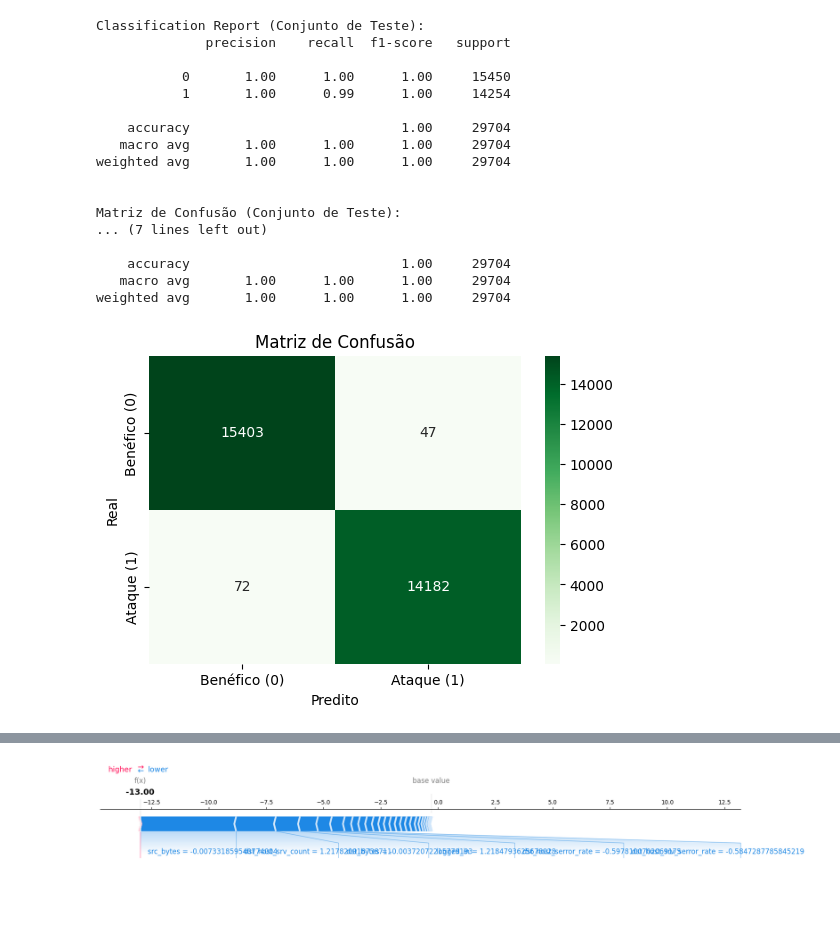
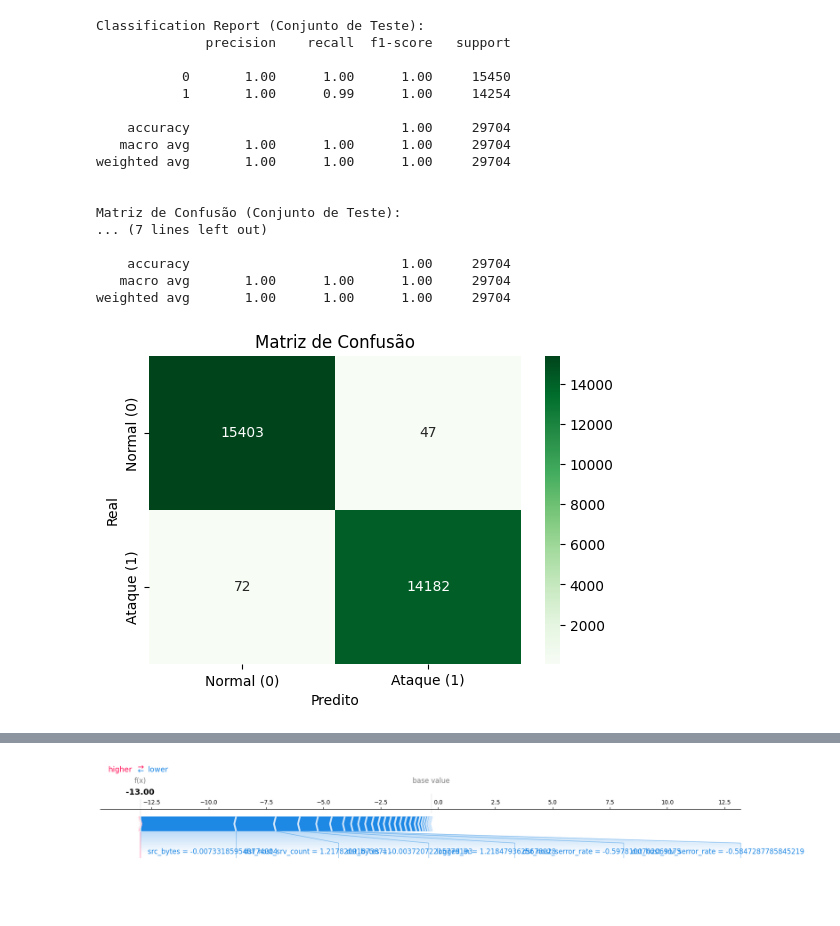
Before and after one commit to matheusbus/xai-in-ids, a Jupyter notebook: experiments/light_gbm/LIGHT_GBM_NSL_KDD.ipynb, the cells around one changed output, grey strips where cells are left out. Saved outputs shown, nothing was run; the diff lists cells and outputs as text; code cells hidden in the pictures.

```diff
--- a/experiments/light_gbm/LIGHT_GBM_NSL_KDD.ipynb
+++ b/experiments/light_gbm/LIGHT_GBM_NSL_KDD.ipynb
@@ -181,36 +181,36 @@ print("Relatório de Classificação:\n", classification_report(y_test, y_test_p
 
 plt.figure(figsize=(6, 4))
 sns.heatmap(
     cm,
     annot=True,
     fmt="d",
     cmap="Greens",
-    xticklabels=["Benéfico (0)", "Ataque (1)"],
-    yticklabels=["Benéfico (0)", "Ataque (1)"],
+    xticklabels=["Normal (0)", "Ataque (1)"],
+    yticklabels=["Normal (0)", "Ataque (1)"],
 )
 plt.xlabel("Predito")
 plt.ylabel("Real")
 plt.title("Matriz de Confusão")
 plt.show()
 # %% [output]
 Classification Report (Conjunto de Teste):
               precision    recall  f1-score   support
 
            0       1.00      1.00      1.00     15450
            1       1.00      0.99      1.00     14254
 
     accuracy                           1.00     29704
    macro avg       1.00      1.00      1.00     29704
 weighted avg       1.00      1.00      1.00     29704
 
 
 Matriz de Confusão (Conjunto de Teste):
 ... (7 lines left out)
 
     accuracy                           1.00     29704
    macro avg       1.00      1.00      1.00     29704
 weighted avg       1.00      1.00      1.00     29704
-[figure, old version]
+[figure, new version]
 # %%
 # Explicação com SHAP
 feature_names = X_train.columns.tolist()
```
Also changed, not shown: parts of 6 cells of this notebook, 8 other files.
